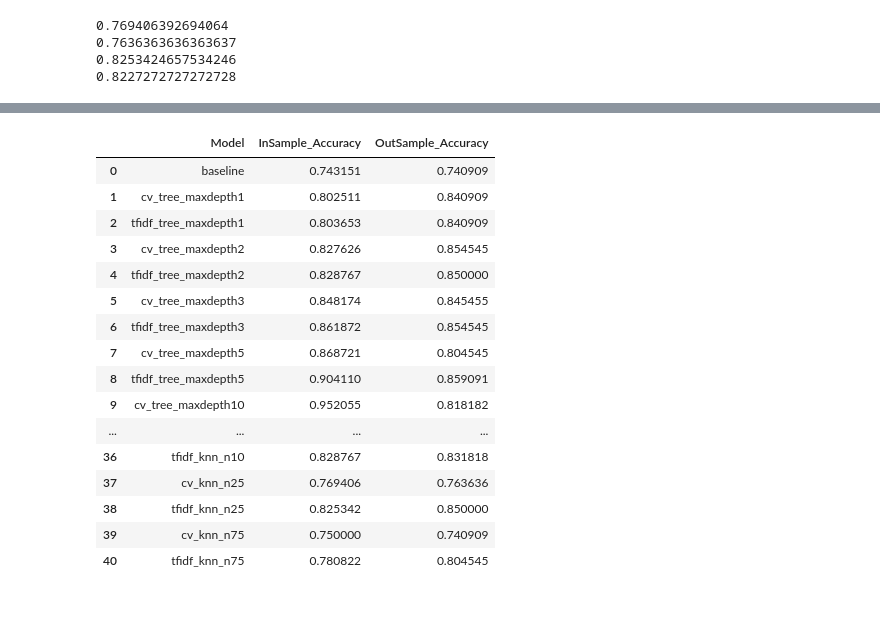
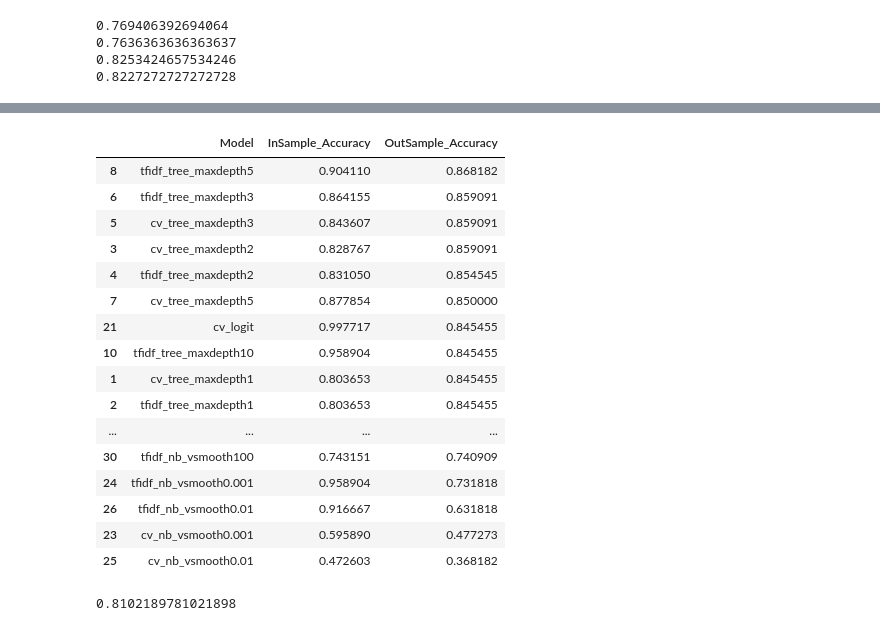
Before and after one commit to lets-talk-codeup/github-guesser, a Jupyter notebook: model_notebook_jake.ipynb, the cells around one changed output, grey strips where cells are left out. Cells and saved outputs as stored; diff of their text form; code cells hidden in the pictures.

```diff
--- a/model_notebook_jake.ipynb
+++ b/model_notebook_jake.ipynb
@@ -293,20 +309,0 @@ results_df = print_nlp_results(y_train_preds, y_validate_preds)
-# %%
-results_df
-# %% [output]
-|  | Model | InSample_Accuracy | OutSample_Accuracy |
-| 0 | baseline | 0.743151 | 0.740909 |
-| 1 | cv_tree_maxdepth1 | 0.802511 | 0.840909 |
-| 2 | tfidf_tree_maxdepth1 | 0.803653 | 0.840909 |
-| 3 | cv_tree_maxdepth2 | 0.827626 | 0.854545 |
-| 4 | tfidf_tree_maxdepth2 | 0.828767 | 0.850000 |
-| 5 | cv_tree_maxdepth3 | 0.848174 | 0.845455 |
-| 6 | tfidf_tree_maxdepth3 | 0.861872 | 0.854545 |
-| 7 | cv_tree_maxdepth5 | 0.868721 | 0.804545 |
-| 8 | tfidf_tree_maxdepth5 | 0.904110 | 0.859091 |
-| 9 | cv_tree_maxdepth10 | 0.952055 | 0.818182 |
-| ... | ... | ... | ... |
-| 36 | tfidf_knn_n10 | 0.828767 | 0.831818 |
-| 37 | cv_knn_n25 | 0.769406 | 0.763636 |
-| 38 | tfidf_knn_n25 | 0.825342 | 0.850000 |
-| 39 | cv_knn_n75 | 0.750000 | 0.740909 |
-| 40 | tfidf_knn_n75 | 0.780822 | 0.804545 |
@@ -312,0 +313,32 @@ results_df
+# %%
+results_df.sort_values(by=['OutSample_Accuracy','InSample_Accuracy'], ascending=False)
+# %% [output]
+|  | Model | InSample_Accuracy | OutSample_Accuracy |
+| 8 | tfidf_tree_maxdepth5 | 0.904110 | 0.868182 |
+| 6 | tfidf_tree_maxdepth3 | 0.864155 | 0.859091 |
+| 5 | cv_tree_maxdepth3 | 0.843607 | 0.859091 |
+| 3 | cv_tree_maxdepth2 | 0.828767 | 0.859091 |
+| 4 | tfidf_tree_maxdepth2 | 0.831050 | 0.854545 |
+| 7 | cv_tree_maxdepth5 | 0.877854 | 0.850000 |
+| 21 | cv_logit | 0.997717 | 0.845455 |
+| 10 | tfidf_tree_maxdepth10 | 0.958904 | 0.845455 |
+| 1 | cv_tree_maxdepth1 | 0.803653 | 0.845455 |
+| 2 | tfidf_tree_maxdepth1 | 0.803653 | 0.845455 |
+| ... | ... | ... | ... |
+| 30 | tfidf_nb_vsmooth100 | 0.743151 | 0.740909 |
+| 24 | tfidf_nb_vsmooth0.001 | 0.958904 | 0.731818 |
+| 26 | tfidf_nb_vsmooth0.01 | 0.916667 | 0.631818 |
+| 23 | cv_nb_vsmooth0.001 | 0.595890 | 0.477273 |
+| 25 | cv_nb_vsmooth0.01 | 0.472603 | 0.368182 |
+# %%
+tfidf = TfidfVectorizer()
+X_tfidf = tfidf.fit_transform(X_train)
+X_tfidf_test = tfidf.transform(X_test)
+
+tfidf_tree3 = DecisionTreeClassifier(max_depth=3, random_state=123)\
+.fit(X_tfidf, y_train)
+
+prediction_series = tfidf_tree3.predict(X_tfidf_test)
+(y_test == prediction_series).mean()
+# %% [output]
+0.8102189781021898
```
Also changed, not shown: parts of 8 cells of this notebook.
